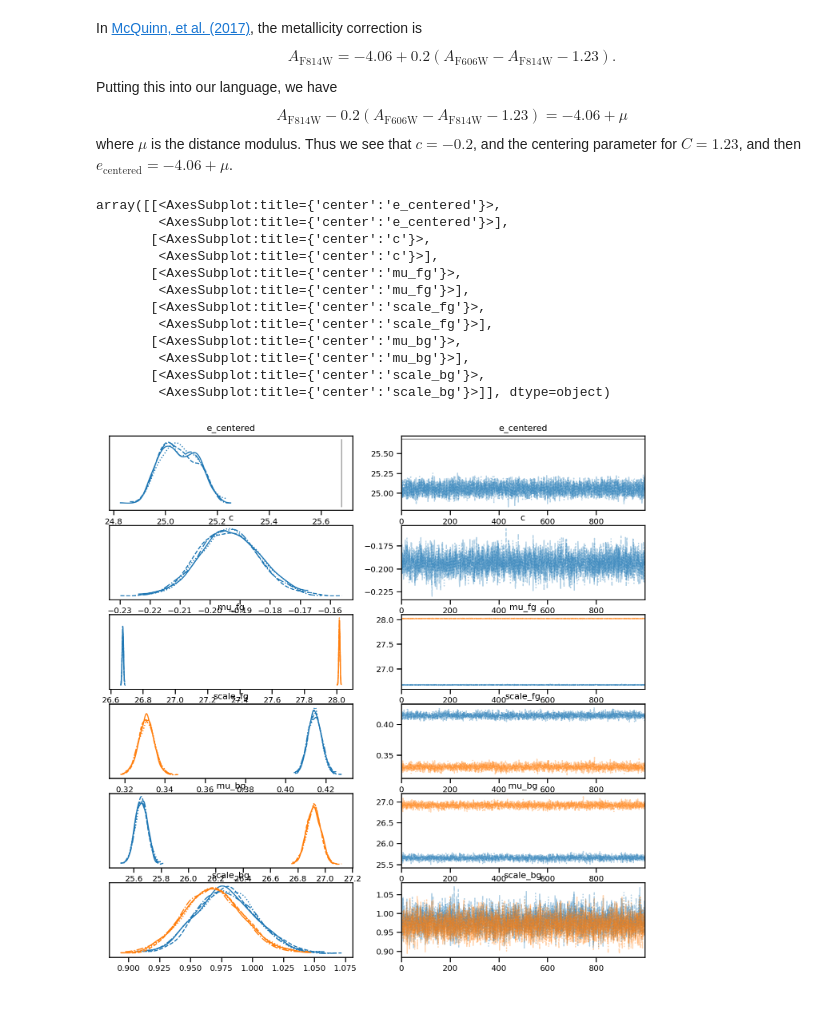
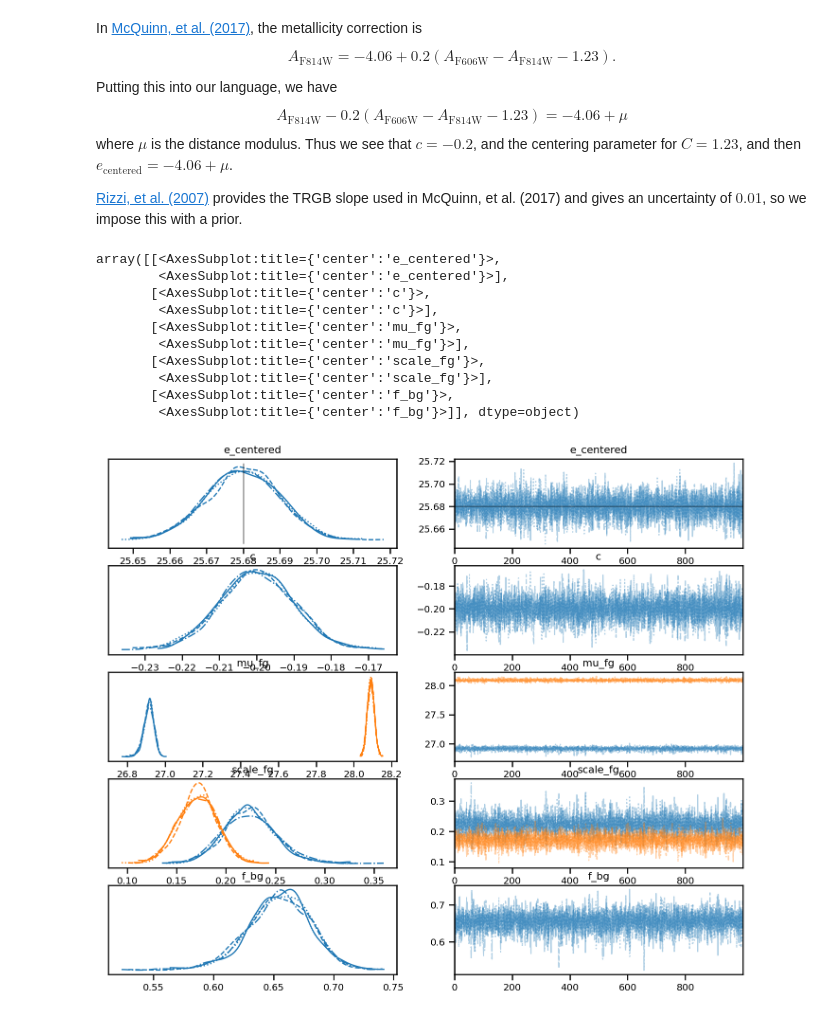
Before and after one commit to farr/EdgePhotometry, a Jupyter notebook: M63.ipynb, the cells around one changed output. Cells and saved outputs as stored; diff of their text form; code cells hidden in the pictures.

```diff
--- a/M63.ipynb
+++ b/M63.ipynb
@@ -18,6 +18,12 @@ numpyro.set_host_device_count(4)
 sns.set_context('notebook')
 # %%
 data = pd.read_table('data/M63/M63_FOV_VIerr.dat', names=['V', 'Verr', 'I', 'Ierr'], delimiter=' ')
+
+print('len(data) = {:d}'.format(len(data)))
+
+trgb_mcquinn = 25.68
+c_mcquinn = -0.2
+c_center = 1.23
 
 # BAD, BAD, BAD!
 Vext = 0.043
@@ -26,10 +32,12 @@ data['V'] = data['V'] - Vext
 data['I'] = data['I'] - Iext
 
 data['V-I'] = data['V'] - data['I']
+data['IRectMcQ'] = data['I'] + c_mcquinn*(data['V-I'] - c_center)
 
-rgb_mask = (data['V-I'] > 0.6) & (data['V-I'] < 2.5)
-data_rgb = data.loc[rgb_mask]
+data_rgb = data
+# rgb_mask = (data['V-I'] > 0.6) & (data['V-I'] < 2.5)
+# data_rgb = data.loc[rgb_mask]
 
-Nfit = 16384
-inds = np.random.choice(len(data_rgb), Nfit)
-data_cut = data_rgb.iloc[inds]
+Nfit = 2048
+inds = np.random.permutation(len(data_rgb))
+data_cut = data_rgb.iloc[inds[:Nfit]]
@@ -63,38 +82,40 @@ $$
 A_\mathrm{F814W} - 0.2 \left( A_\mathrm{F606W} - A_\mathrm{F814W} - 1.23 \right) = -4.06 + \mu
 $$
 where $\mu$ is the distance modulus.  Thus we see that $c = -0.2$, and the centering parameter for $C = 1.23$, and then $e_\mathrm{centered} = -4.06 + \mu$.
+
+[Rizzi, et al. (2007)](https://iopscience.iop.org/article/10.1086/516566) provides the TRGB slope used in McQuinn, et al. (2017) and gives an uncertainty of $0.01$, so we impose this with a prior.
 # %%
 Aobs = np.column_stack((data_cut['I'], data_cut['V']))
 sigma_obs = np.column_stack((data_cut['Ierr'], data_cut['Verr']))
 
-c_mu = -0.2
+c_mu = c_mcquinn
 c_sigma = 0.01
-c_center = 1.23
 
 e_center = 25.68
-e_sigma = 0.1
+e_sigma = 0.01
+
+mu_bg = np.mean(Aobs, axis=0)
+cov_bg = np.cov(Aobs, rowvar=False)
 # %%
 num_chains=4
-thinning=2
+thinning=1
 sampler = NUTS(edge_model, dense_mass=True)
 mcmc = MCMC(sampler, num_chains=num_chains, num_warmup=1000*thinning, num_samples=1000*thinning, thinning=thinning)
-mcmc.run(jax_prng_key(), Aobs, sigma_obs, e_center_mu=e_center, e_center_sigma=e_sigma, c_mu=c_mu, c_sigma=c_sigma, c_center=c_center)
+mcmc.run(jax_prng_key(), Aobs, sigma_obs, e_center_mu=e_center, e_center_sigma=e_sigma, c_mu=c_mu, c_sigma=c_sigma, c_center=c_center, mu_bg=mu_bg, cov_bg=cov_bg)
 trace = az.from_numpyro(mcmc)
 # %%
-az.plot_trace(trace, var_names=['e_centered', 'c', 'mu_fg', 'scale_fg', 'mu_bg', 'scale_bg'],
+az.plot_trace(trace, var_names=['e_centered', 'c', 'mu_fg', 'scale_fg', 'f_bg'],
               lines=[('e_centered', {}, e_center)])
 # %% [output]
 array([[<AxesSubplot:title={'center':'e_centered'}>,
         <AxesSubplot:title={'center':'e_centered'}>],
        [<AxesSubplot:title={'center':'c'}>,
         <AxesSubplot:title={'center':'c'}>],
        [<AxesSubplot:title={'center':'mu_fg'}>,
         <AxesSubplot:title={'center':'mu_fg'}>],
        [<AxesSubplot:title={'center':'scale_fg'}>,
         <AxesSubplot:title={'center':'scale_fg'}>],
-       [<AxesSubplot:title={'center':'mu_bg'}>,
-        <AxesSubplot:title={'center':'mu_bg'}>],
-       [<AxesSubplot:title={'center':'scale_bg'}>,
-        <AxesSubplot:title={'center':'scale_bg'}>]], dtype=object)
+       [<AxesSubplot:title={'center':'f_bg'}>,
+        <AxesSubplot:title={'center':'f_bg'}>]], dtype=object)
-[figure, old version]
+[figure, new version]
 # %%
```
Also changed, not shown: parts of 10 cells of this notebook, 1 other file.
